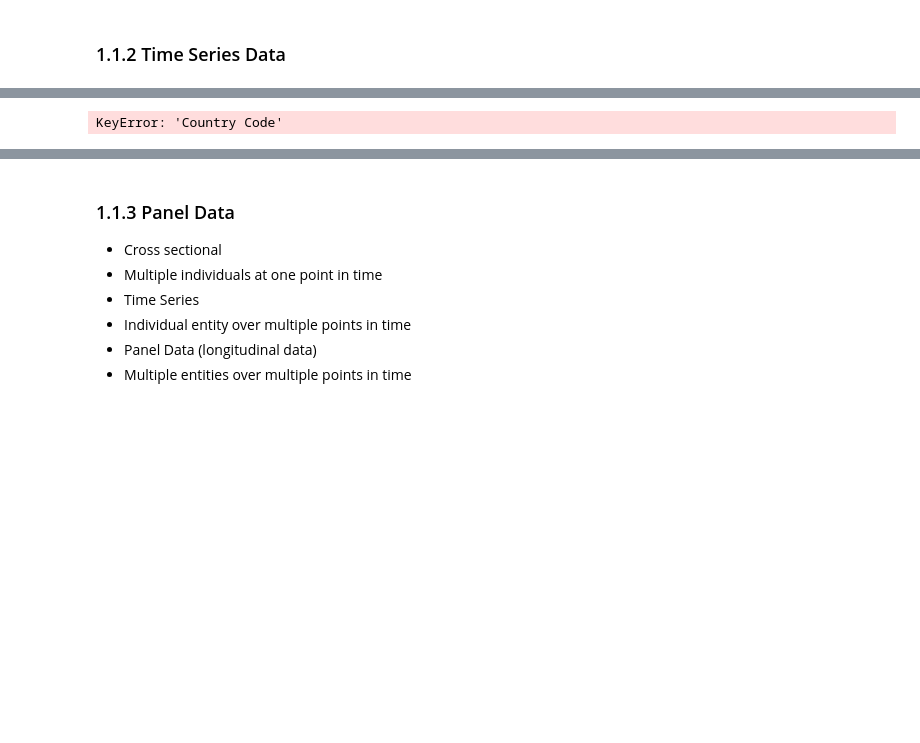
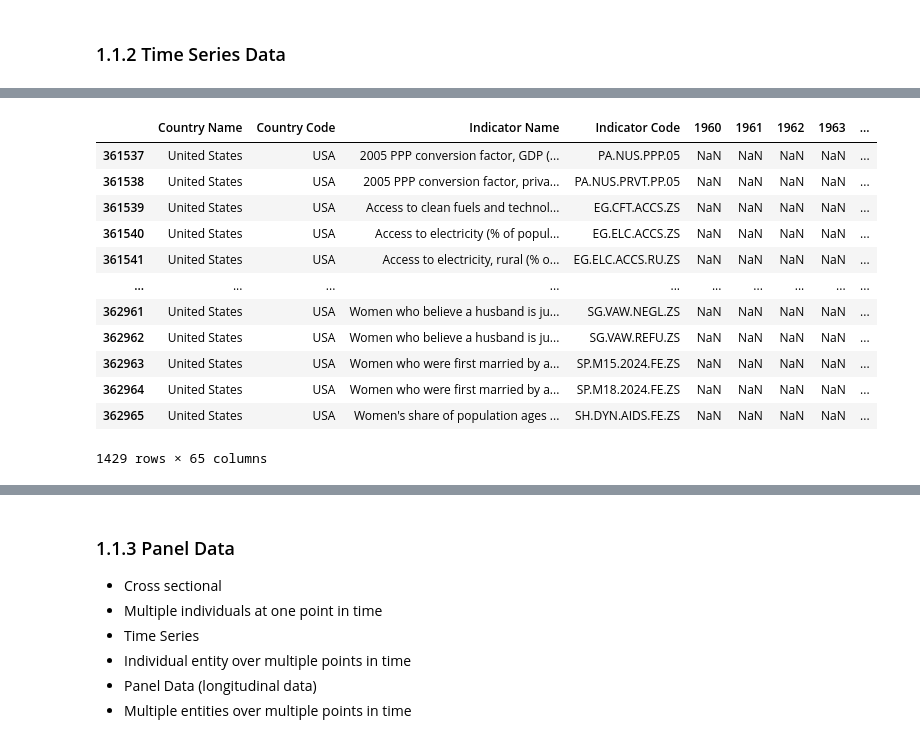
Before and after one commit to MuaazWahid/CS483HW, a Jupyter notebook: module8/Session_1St.ipynb, the cells around one changed output, grey strips where cells are left out. Drawn from its saved outputs; the diff is of its cells as text; code cells hidden in the pictures; blank space fills up the shorter version.

```diff
--- a/module8/Session_1St.ipynb
+++ b/module8/Session_1St.ipynb
@@ -137,4 +211,17 @@ df_2010.dropna()
 # %%
-central_govt_dbt_USA = central_govt_dbt[central_govt_dbt['Country Code'] == 'USA']
+military_expend_USA = df[df['Country Code'] == 'USA']
+military_expend_USA
 # %% [output]
+|  | Country Name | Country Code | Indicator Name | Indicator Code | 1960 | 1961 | 1962 | 1963 | ... |
+| 361537 | United States | USA | 2005 PPP conversion factor, GDP (... | PA.NUS.PPP.05 | NaN | NaN | NaN | NaN | ... |
+| 361538 | United States | USA | 2005 PPP conversion factor, priva... | PA.NUS.PRVT.PP.05 | NaN | NaN | NaN | NaN | ... |
+| 361539 | United States | USA | Access to clean fuels and technol... | EG.CFT.ACCS.ZS | NaN | NaN | NaN | NaN | ... |
+| 361540 | United States | USA | Access to electricity (% of popul... | EG.ELC.ACCS.ZS | NaN | NaN | NaN | NaN | ... |
+| 361541 | United States | USA | Access to electricity, rural (% o... | EG.ELC.ACCS.RU.ZS | NaN | NaN | NaN | NaN | ... |
+| ... | ... | ... | ... | ... | ... | ... | ... | ... | ... |
+| 362961 | United States | USA | Women who believe a husband is ju... | SG.VAW.NEGL.ZS | NaN | NaN | NaN | NaN | ... |
+| 362962 | United States | USA | Women who believe a husband is ju... | SG.VAW.REFU.ZS | NaN | NaN | NaN | NaN | ... |
+| 362963 | United States | USA | Women who were first married by a... | SP.M15.2024.FE.ZS | NaN | NaN | NaN | NaN | ... |
+| 362964 | United States | USA | Women who were first married by a... | SP.M18.2024.FE.ZS | NaN | NaN | NaN | NaN | ... |
+| 362965 | United States | USA | Women's share of population ages ... | SH.DYN.AIDS.FE.ZS | NaN | NaN | NaN | NaN | ... |
-KeyError: 'Country Code'
+1429 rows × 65 columns
```
Also changed, not shown: parts of 17 cells of this notebook.
